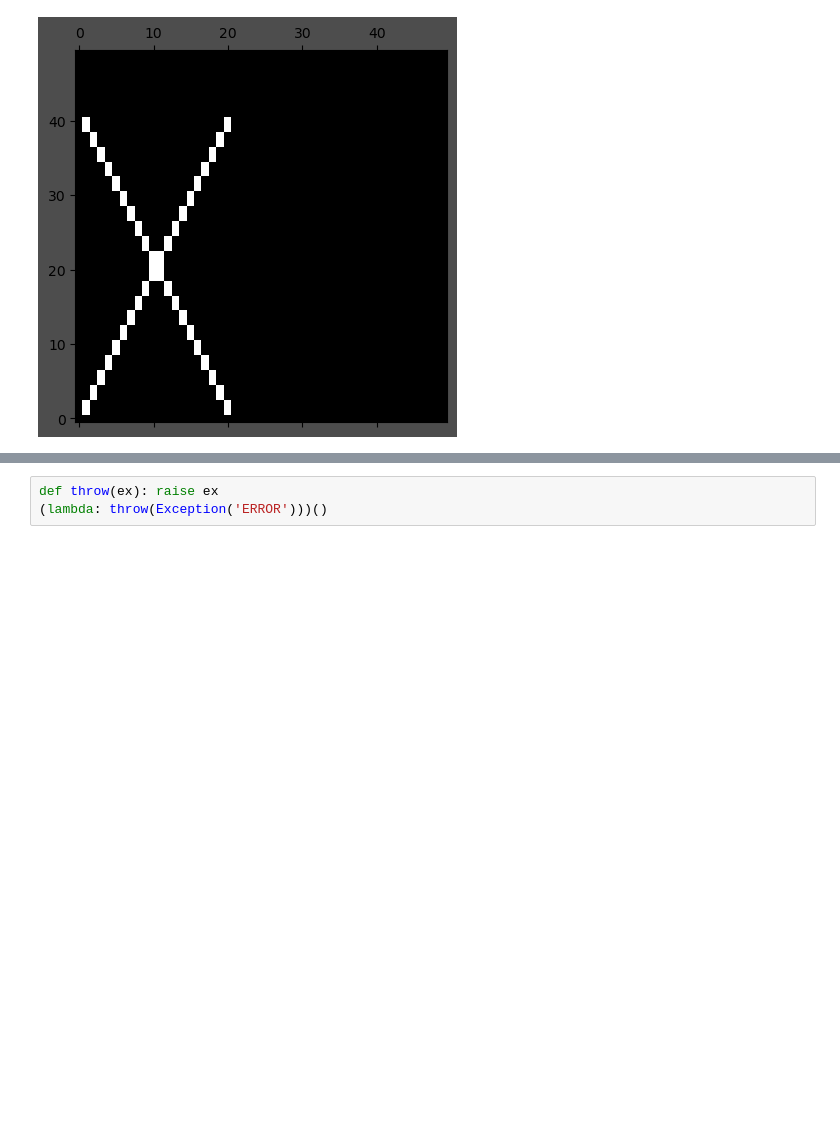
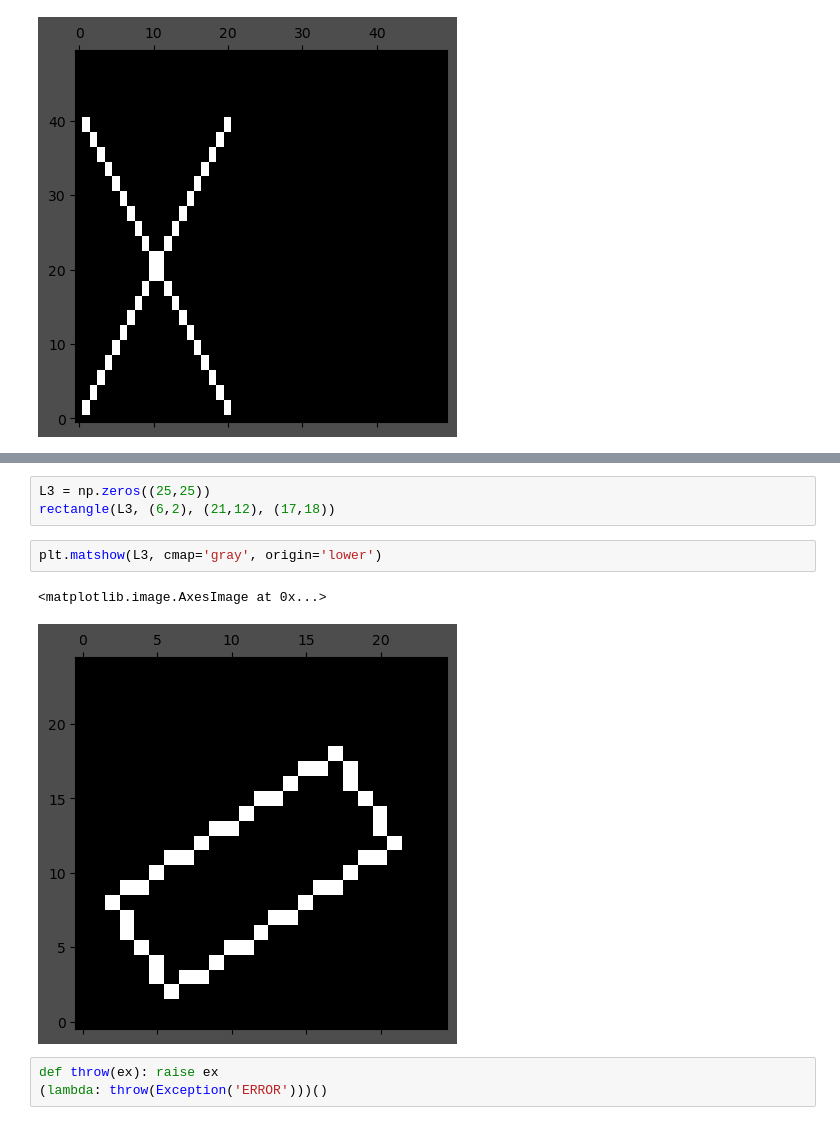
Before and after one commit to agentzero001/jupyter, a Jupyter notebook: MachineLearning&ComputerVision/ImgProcessing/Untitled.ipynb, the cells around one changed output, grey strips where cells are left out. Cells and saved outputs as stored; diff of their text form; blank space fills up the shorter version.

Commit message:
rectangle

```diff
--- a/MachineLearning&ComputerVision/ImgProcessing/Untitled.ipynb
+++ b/MachineLearning&ComputerVision/ImgProcessing/Untitled.ipynb
@@ -72,3 +79,11 @@ plt.matshow(E, cmap='gray', origin='lower')
+# %%
+L3 = np.zeros((25,25))
+rectangle(L3, (6,2), (21,12), (17,18))
+# %%
+plt.matshow(L3, cmap='gray', origin='lower')
+# %% [output]
+<matplotlib.image.AxesImage at 0x...>
+[figure, added]
 # %%
 def throw(ex): raise ex
 (lambda: throw(Exception('ERROR')))()
```
Also changed, not shown: parts of 1 cell of this notebook.
